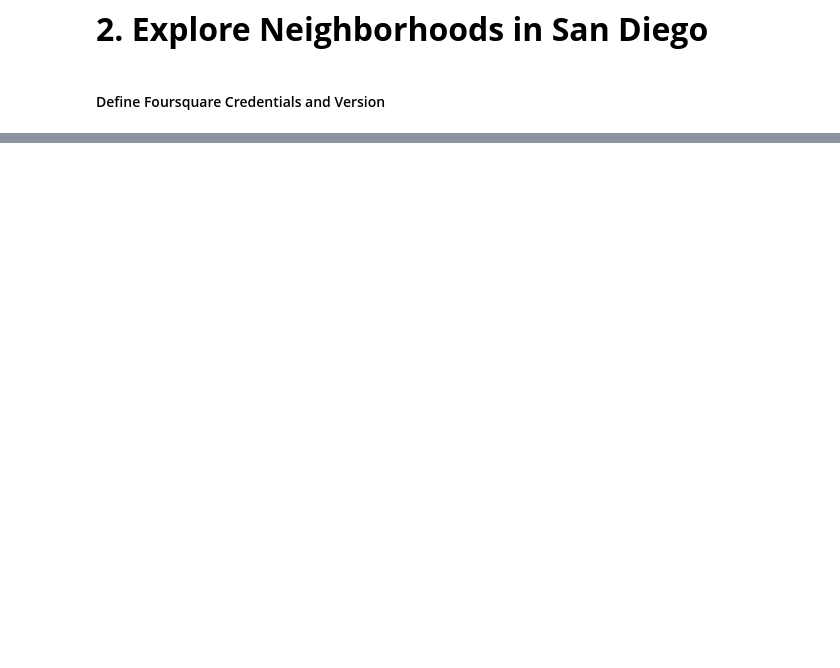
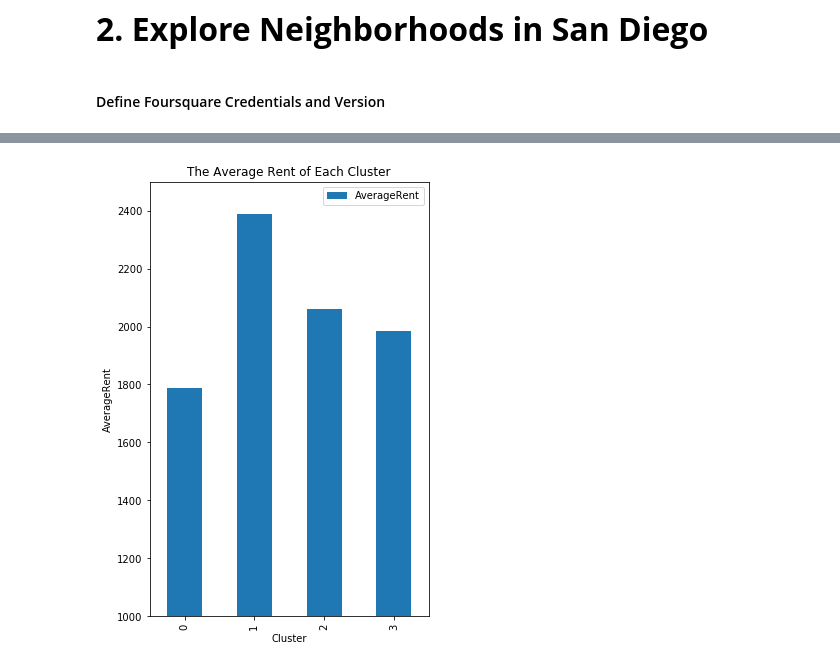
Before and after one commit to lynn-GH/Coursera_Capstone, a Jupyter notebook: CapstoneProject.ipynb, the cells around one changed output, grey strips where cells are left out. Cells and saved outputs as stored; diff of their text form; code cells hidden in the pictures; blank space fills up the shorter version.

```diff
--- a/CapstoneProject.ipynb
+++ b/CapstoneProject.ipynb
@@ -820,0 +399,4 @@ Based on the statistics of clusters, we can find that Cluster 2 might be a good
+# %%
+cluster_rent = sd_venues_clustered[['ClusterLabels', 'AverageRent']]
+mean_rent = cluster_rent.groupby('ClusterLabels').mean()
+print("Average Rent for each cluster: \n ", mean_rent)
@@ -820,0 +411,13 @@ Based on the statistics of clusters, we can find that Cluster 2 might be a good
+# %%
+# generate bar chart
+
+mean_rent.plot(kind='bar', figsize=(5, 8))
+x1,x2,y1,y2=plt.axis()
+plt.axis([x1,x2,1000,2500])
+plt.title('The Average Rent of Each Cluster')
+plt.ylabel('AverageRent')
+plt.xlabel('Cluster')
+
+plt.show()
+# %% [output]
+[figure, added]
```
Also changed, not shown: parts of 101 cells of this notebook.
